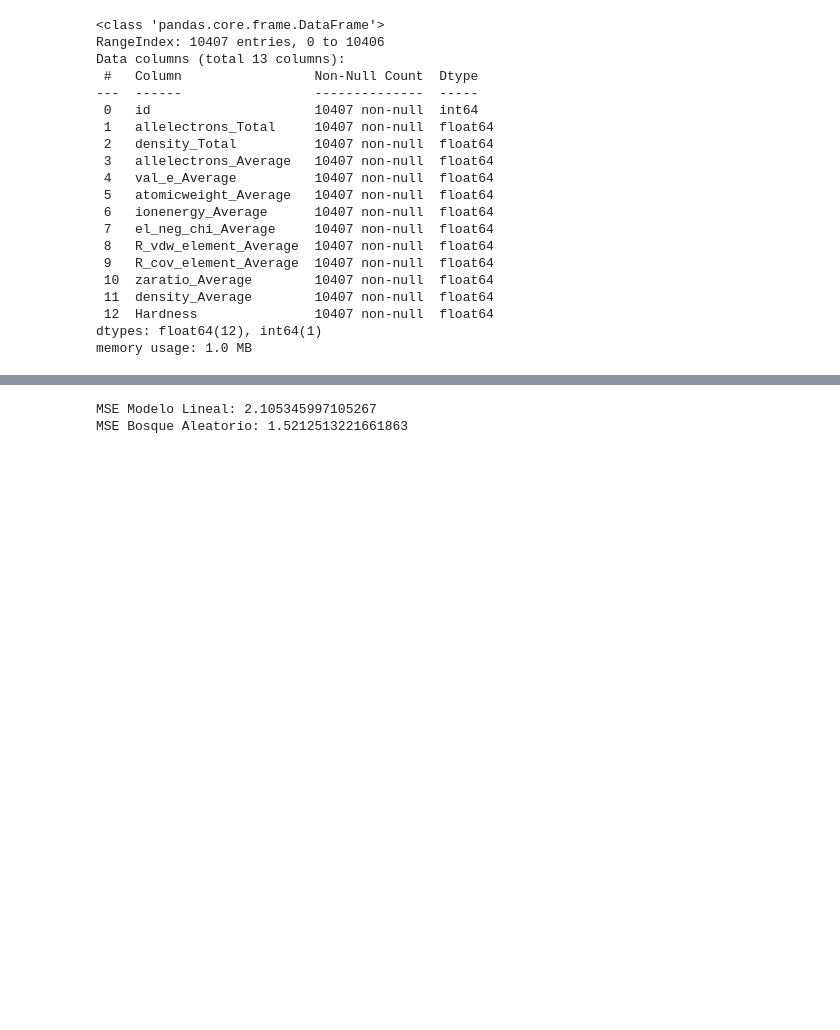
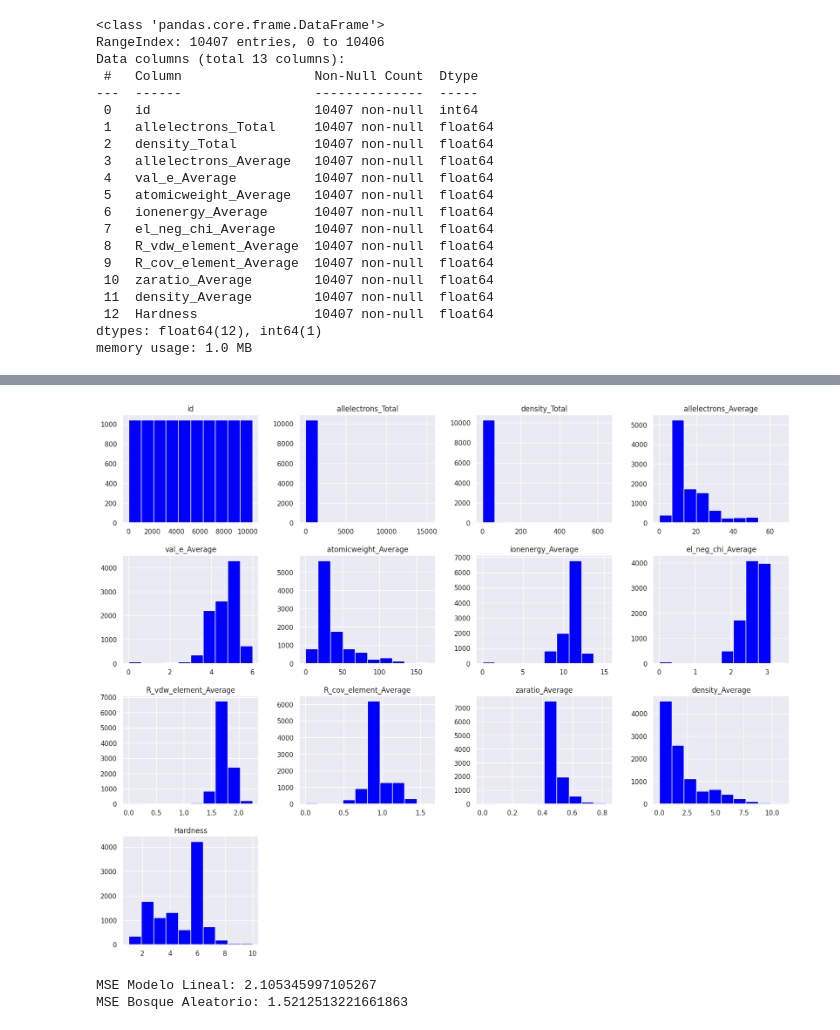
Before and after one commit to davidsosaolea/Regression-with-a-Mohs-Hardness-Dataset, a Jupyter notebook: hardness.ipynb, the cells around one changed output, grey strips where cells are left out. Drawn from its saved outputs; the diff is of its cells as text; code cells hidden in the pictures; blank space fills up the shorter version.

```diff
--- a/hardness.ipynb
+++ b/hardness.ipynb
@@ -46,3 +64,8 @@ memory usage: 1.0 MB
+# %%
+sns.set(rc={'figure.figsize': (20, 16)})
+df_train.hist(color='blue');
+# %% [output]
+[figure, added]
 # %%
 from sklearn.model_selection import train_test_split
 
```
Also changed, not shown: parts of 2 cells of this notebook.
